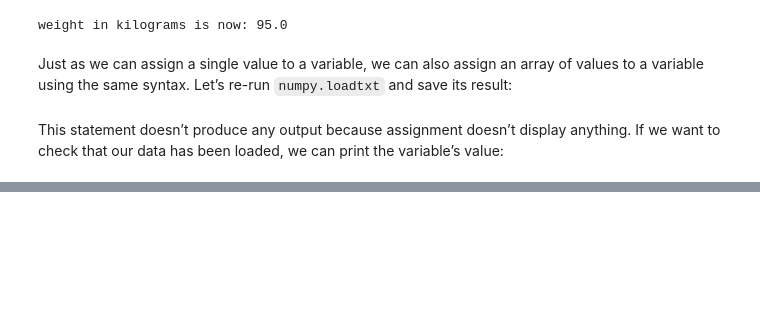
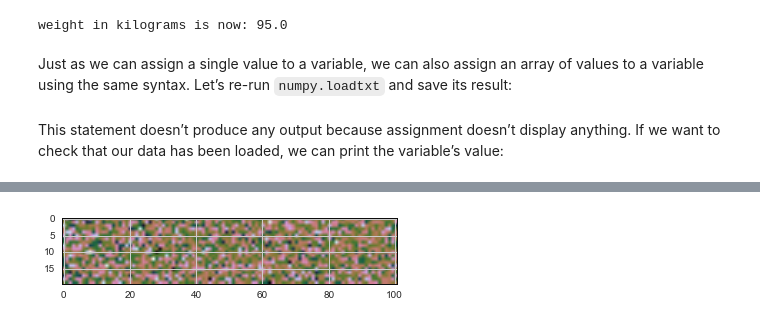
Before and after one commit to StuartLittlefair/python-bootcamp, a Jupyter notebook: pybootcamp-part2/01-numpy.ipynb, the cells around one changed output, grey strips where cells are left out. Drawn from its saved outputs; the diff is of its cells as text; code cells hidden in the pictures; blank space fills up the shorter version.

```diff
--- a/pybootcamp-part2/01-numpy.ipynb
+++ b/pybootcamp-part2/01-numpy.ipynb
@@ -145,0 +392,6 @@ print(data)
+# %%
+processed_data = data / ave_brightness
+image  = matplotlib.pyplot.imshow(processed_data)
+matplotlib.pyplot.show(image)
+# %% [output]
+[figure, added]
```
Also changed, not shown: parts of 65 cells of this notebook, 41 other files.
